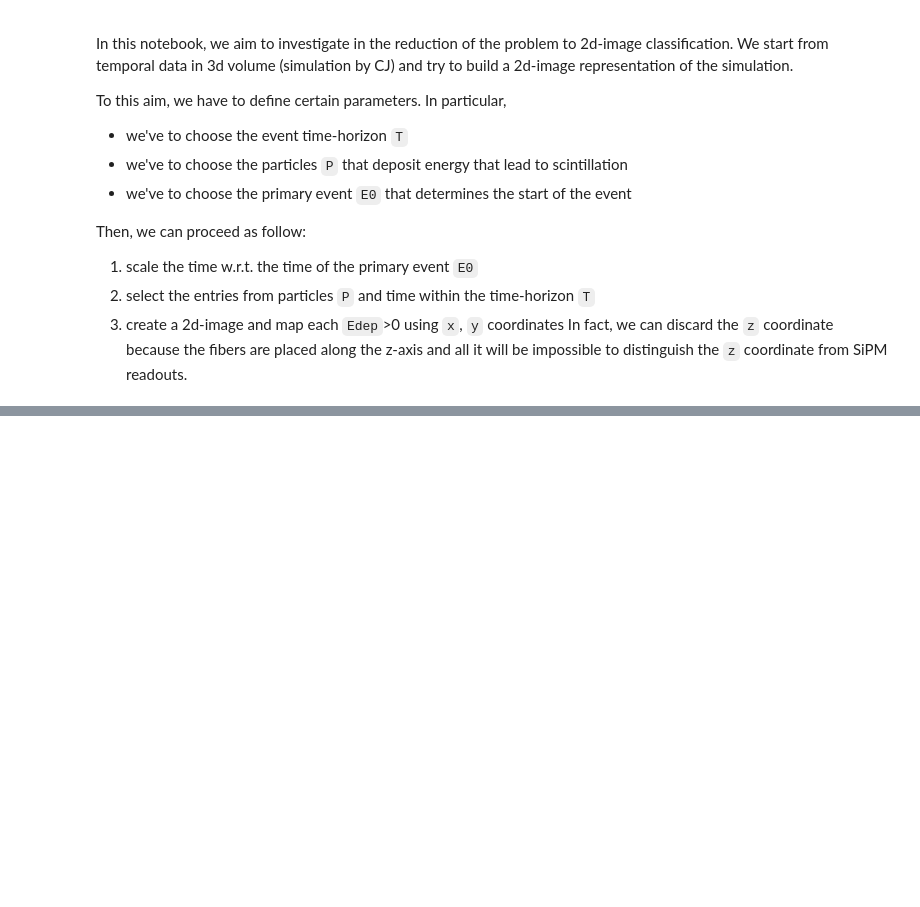
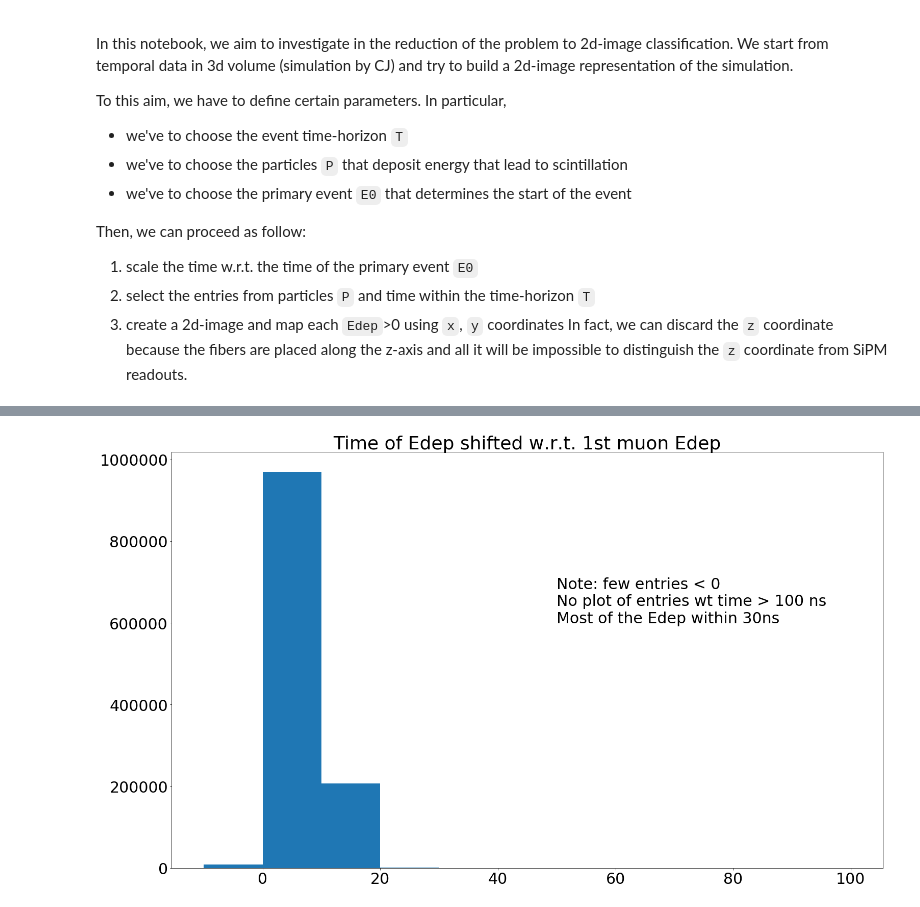
Before and after one commit to luigiberducci/ML4NP, a Jupyter notebook: Notebooks/simdata_in_2d_images.ipynb, the cells around one changed output, grey strips where cells are left out. Saved outputs shown, nothing was run; the diff lists cells and outputs as text; code cells hidden in the pictures; blank space fills up the shorter version.

```diff
--- a/Notebooks/simdata_in_2d_images.ipynb
+++ b/Notebooks/simdata_in_2d_images.ipynb
@@ -39,3 +39,24 @@ We can define as primary event, the first entry of a muon particle in the LAr vo
 It could be a good choice because there is any relation between the time of the first muon entry in LAr and the energy deposition by the selected particles.
 
 **Note:** once we will pass to feeding a ML model, we could also consider to introduce some time shifting in order to vary the observed events, maybe cutting some late depositions or anticipate some others. This could later improve the learning capability w.r.t. the time window.
+# %%
+# import libraries and load data (only meaningful fields)
+import os
+import pandas as pd
+import numpy as np
+import matplotlib.pyplot as plt
+plt.rcParams['figure.figsize'] = [25, 15]
+plt.rcParams.update({'font.size': 30})
+
+fields = ["PID", "ParentTrackID", "energydeposition", "kineticenergy", "time", "x", "y", "z", "eventnumber", "parentnucleusPID", "creatorprocess"]
+file_path = os.path.join("..", "Data", "output10000.csv")
+df = pd.read_csv(file_path, index_col=False)
+# %%
+p_selection = df[(df.PID.isin([11,22])) & (df.energydeposition>0)].sort_values("time")
+
+primary = df[df.PID==13].sort_values("time").groupby("eventnumber").first().reset_index()
+primary_time = primary[["eventnumber", "time"]]
+
+p_selection = pd.merge(p_selection, primary_time, left_on="eventnumber", right_on="eventnumber", suffixes=("", "_m"))
+p_selection["time"] = p_selection["time"] - p_selection["time_m"]
+p_selection[p_selection.time<0]
@@ -41,0 +86,10 @@ It could be a good choice because there is any relation between the time of the
+# %%
+note =  "Note: few entries < 0\n" \
+        "No plot of entries wt time > 100 ns\n" \
+        "Most of the Edep within 30ns"
+plt.hist(p_selection.time, bins=[-10, 0, 10, 20, 30, 40, 50, 60, 70, 80, 90, 100])
+plt.title("Time of Edep shifted w.r.t. 1st muon Edep")
+plt.text(50, 600000, note)
+plt.show()
+# %% [output]
+[figure, added]
```
Also changed, not shown: parts of 4 cells of this notebook, 1 other file.
